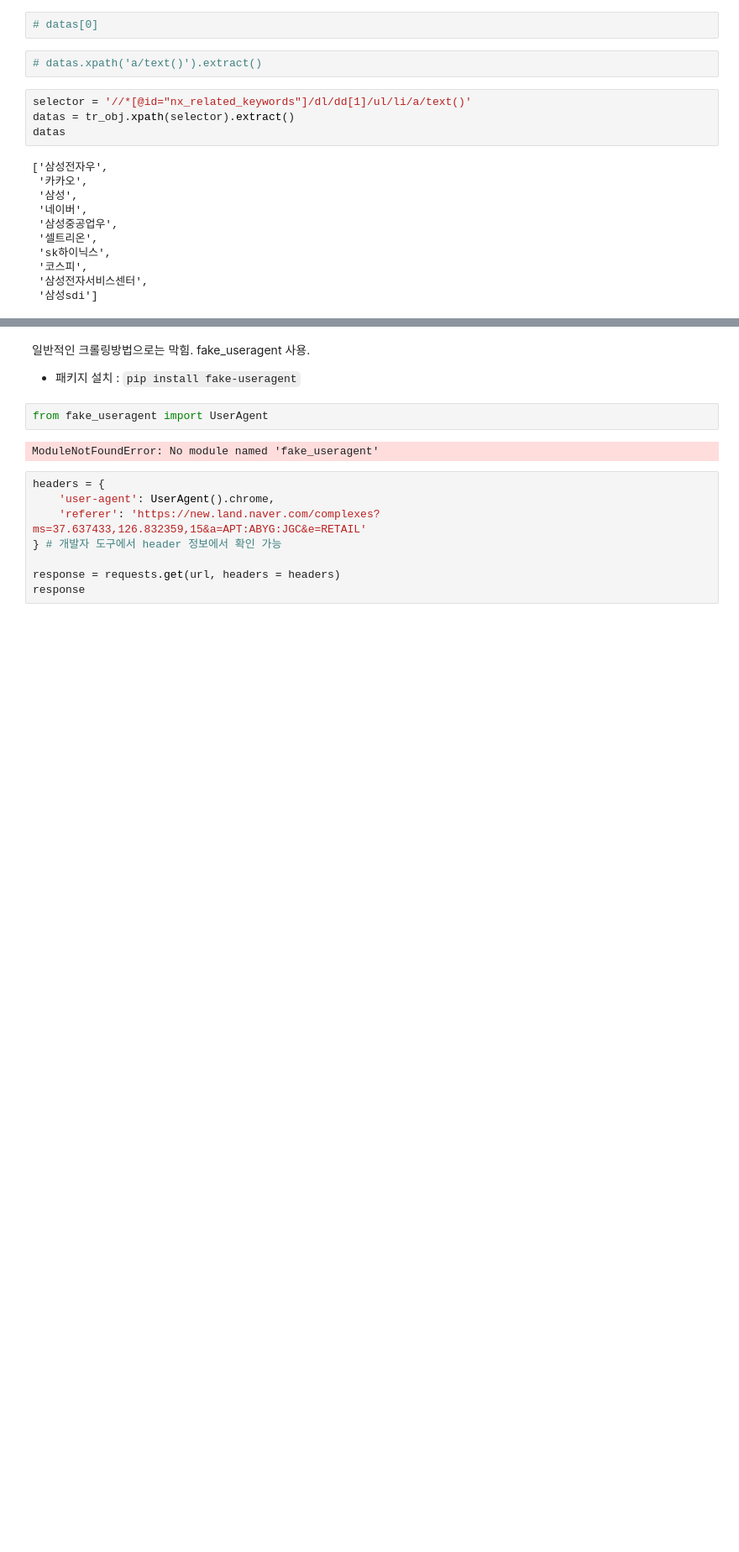
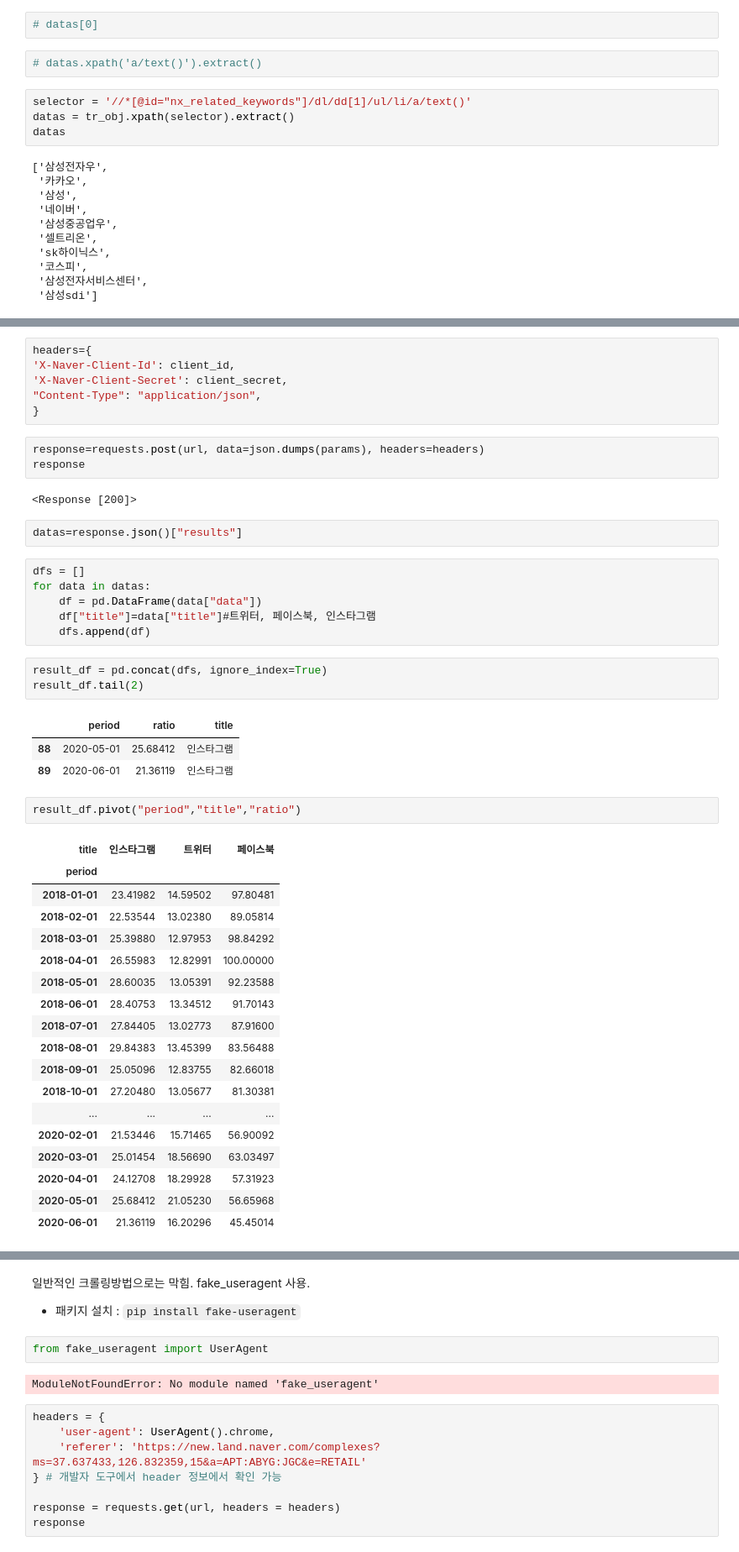
Before and after one commit to yeonghwanchoi/TIL, a Jupyter notebook: crawling/Crawling_workbook.ipynb, the cells around one changed output, grey strips where cells are left out. Shown: that part at 84% size. Cells and saved outputs as stored; diff of their text form; blank space fills up the shorter version.

```diff
--- a/crawling/Crawling_workbook.ipynb
+++ b/crawling/Crawling_workbook.ipynb
@@ -200,0 +239,47 @@ datas
+# %%
+headers={
+'X-Naver-Client-Id': client_id,
+'X-Naver-Client-Secret': client_secret,
+"Content-Type": "application/json",
+}
+# %%
+response=requests.post(url, data=json.dumps(params), headers=headers)
+response
+# %% [output]
+<Response [200]>
+# %%
+datas=response.json()["results"]
+# %%
+dfs = []
+for data in datas:
+    df = pd.DataFrame(data["data"])
+    df["title"]=data["title"]#트위터, 페이스북, 인스타그램
+    dfs.append(df)
+# %%
+result_df = pd.concat(dfs, ignore_index=True)
+result_df.tail(2)
+# %% [output]
+|  | period | ratio | title |
+| 88 | 2020-05-01 | 25.68412 | 인스타그램 |
+| 89 | 2020-06-01 | 21.36119 | 인스타그램 |
+# %%
+result_df.pivot("period","title","ratio")
+# %% [output]
+| title | 인스타그램 | 트위터 | 페이스북 |
+| period |  |  |  |
+| 2018-01-01 | 23.41982 | 14.59502 | 97.80481 |
+| 2018-02-01 | 22.53544 | 13.02380 | 89.05814 |
+| 2018-03-01 | 25.39880 | 12.97953 | 98.84292 |
+| 2018-04-01 | 26.55983 | 12.82991 | 100.00000 |
+| 2018-05-01 | 28.60035 | 13.05391 | 92.23588 |
+| 2018-06-01 | 28.40753 | 13.34512 | 91.70143 |
+| 2018-07-01 | 27.84405 | 13.02773 | 87.91600 |
+| 2018-08-01 | 29.84383 | 13.45399 | 83.56488 |
+| 2018-09-01 | 25.05096 | 12.83755 | 82.66018 |
+| 2018-10-01 | 27.20480 | 13.05677 | 81.30381 |
+| ... | ... | ... | ... |
+| 2020-02-01 | 21.53446 | 15.71465 | 56.90092 |
+| 2020-03-01 | 25.01454 | 18.56690 | 63.03497 |
+| 2020-04-01 | 24.12708 | 18.29928 | 57.31923 |
+| 2020-05-01 | 25.68412 | 21.05230 | 56.65968 |
+| 2020-06-01 | 21.36119 | 16.20296 | 45.45014 |
```
Also changed, not shown: parts of 35 cells of this notebook.
